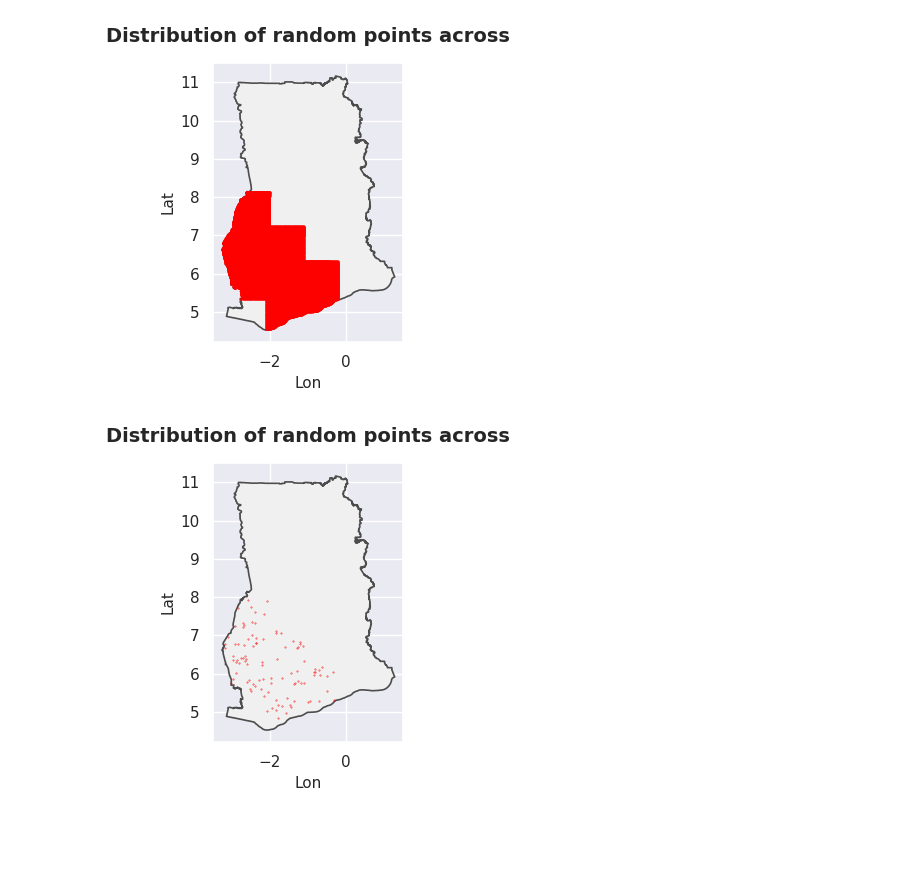
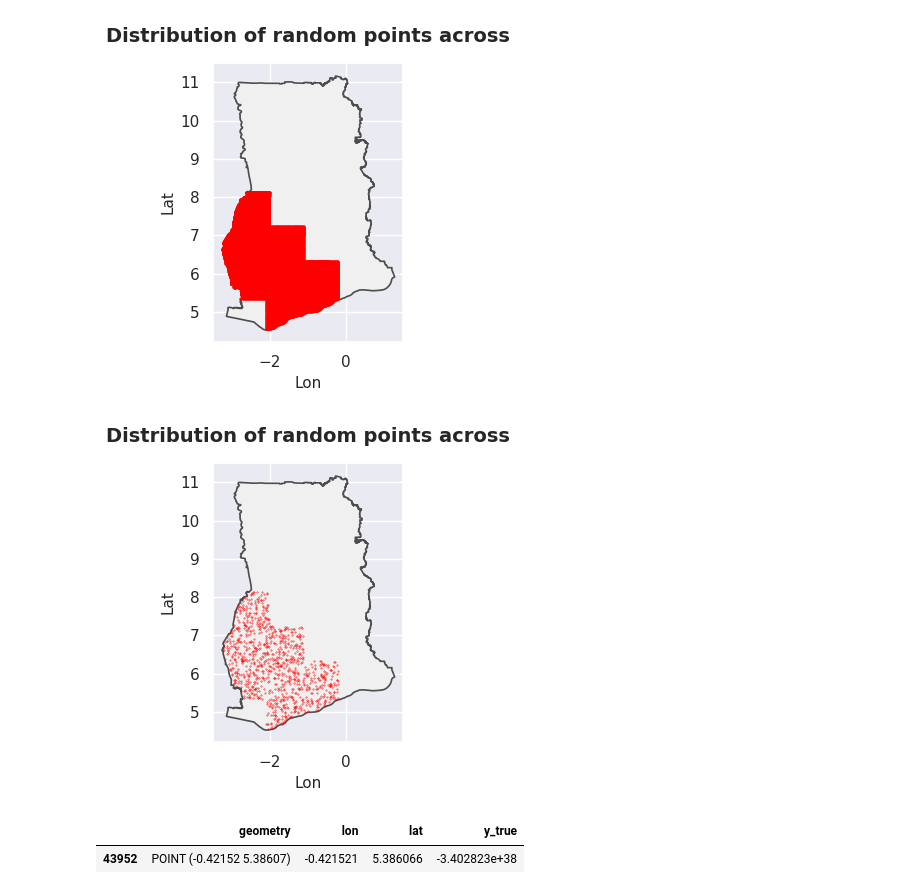
Before and after one commit to arthurgassner-synotis/forestero-skymap-poc, a Jupyter notebook: nb/0-6-predict_ethz.ipynb, the cells around one changed output. Saved outputs shown, nothing was run; the diff lists cells and outputs as text; code cells hidden in the pictures; blank space fills up the shorter version.

```diff
--- a/nb/0-6-predict_ethz.ipynb
+++ b/nb/0-6-predict_ethz.ipynb
@@ -151,10 +153,36 @@ plot_map(GHANA_GDF, grid_gdf)
 [figure]
 # %%
 # Subsample to be fast
-gdf = grid_gdf.sample(100)
+gdf = grid_gdf.sample(1_000)
 plot_map(GHANA_GDF, gdf)
 # %% [output]
-[figure, old version]
+[figure, new version]
+# %%
+# Enrich these points with the ETHZ prediction
+def get_ethz_probs(lonlats_wgs84: list[tuple[float, float]]) -> np.ndarray:
+    """Extracts pixel values (probabilities) from the ETHZ raster at specific coordinates.
+
+    Args:
+        lonlats_wgs84: A list of (lon, lat) tuples.
+
+    Returns:
+        np.ndarray: A 1D numpy array of the extracted probability values corresponding
+                    to the input coordinates.
+    """
+
+    with rasterio.open(ETHZ_COCOA_MAP_FILEPATH) as src:
+        sample_gen = src.sample(lonlats_wgs84, indexes=1) # indexes=1 ensures we only extract the first band.
+        probs = np.array([val[0] for val in sample_gen])
+
+    return probs
+
+lonlats_wgs84 = gdf.apply(lambda row: (row['lon'], row['lat']), axis=1)
+probs = get_ethz_probs(lonlats_wgs84)
+gdf['y_true'] = probs
+gdf.head(1)
+# %% [output]
+|  | geometry | lon | lat | y_true |
+| 43952 | POINT (-0.42152 5.38607) | -0.421521 | 5.386066 | -3.402823e+38 |
 # %%
 # Select the most-relevant s2item for each point
 s2_gdf = gpd.GeoDataFrame(
```
Also changed, not shown: parts of 9 cells of this notebook, 1 other file.
